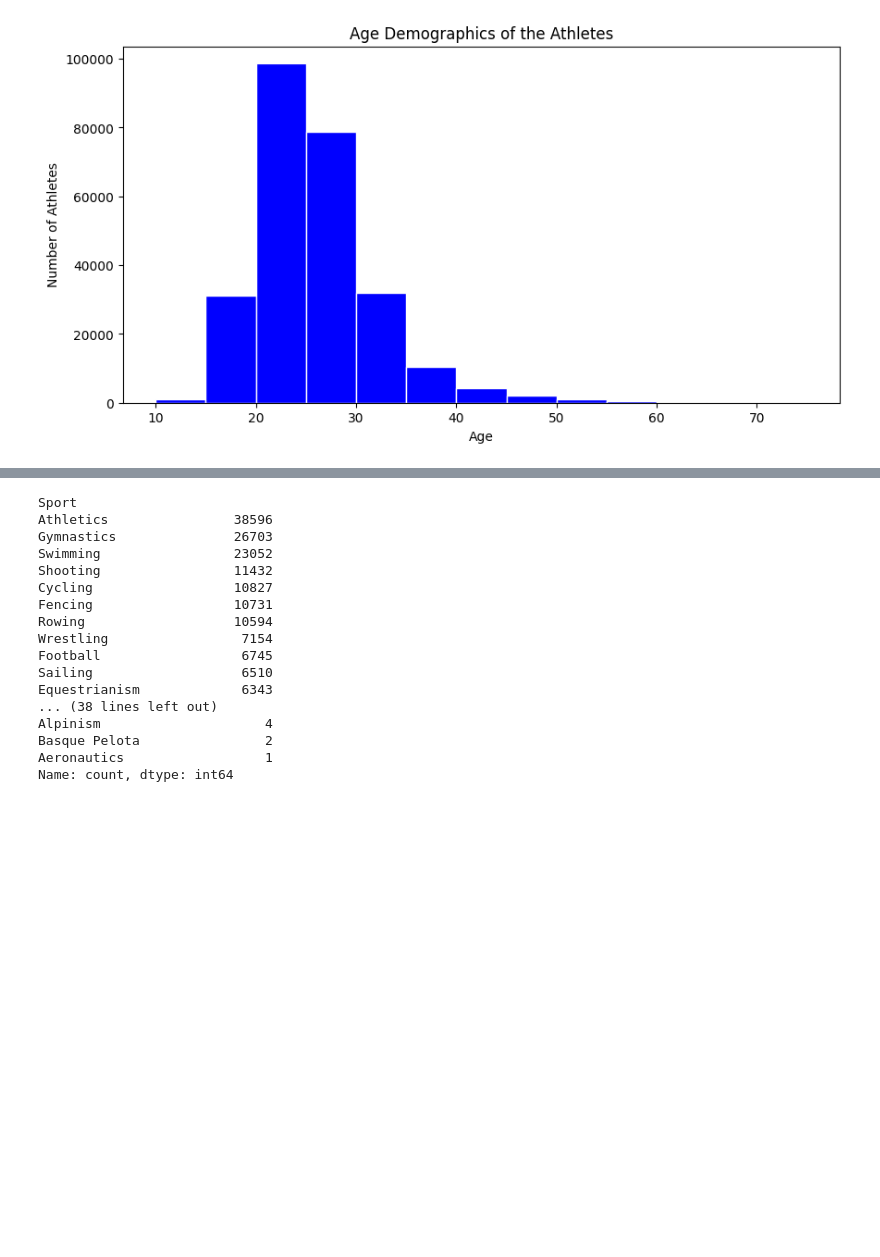
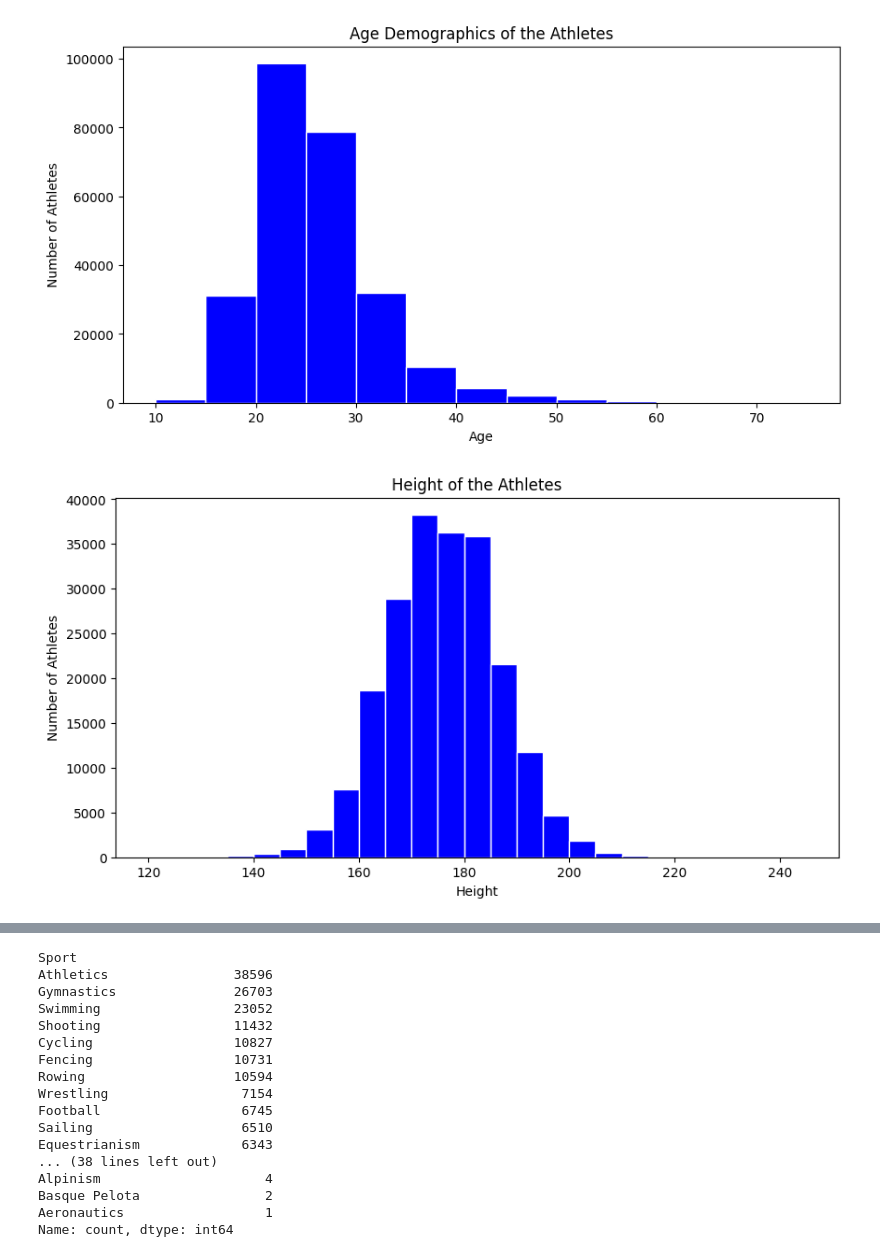
Before and after one commit to Sahil-987/Olympic-Dataset-Analysis, a Jupyter notebook: main.ipynb, the cells around one changed output, grey strips where cells are left out. Cells and saved outputs as stored; diff of their text form; code cells hidden in the pictures; blank space fills up the shorter version.

```diff
--- a/main.ipynb
+++ b/main.ipynb
@@ -337,3 +337,13 @@ plt.hist(df_final.Age, bins = np.arange(10,80,5), color='blue', edgecolor='white
 plt.show()
 # %% [output]
 [figure]
+# %%
+#Height Demographics of the Athletes
+plt.figure(figsize=(10, 5))
+plt.title("Height of the Athletes")
+plt.xlabel('Height')
+plt.ylabel('Number of Athletes')
+plt.hist(df_final.Height, bins = np.arange(120,250,5), color='blue', edgecolor='white')
+plt.show()
+# %% [output]
+[figure, added]
```
Also changed, not shown: parts of 10 cells of this notebook.
